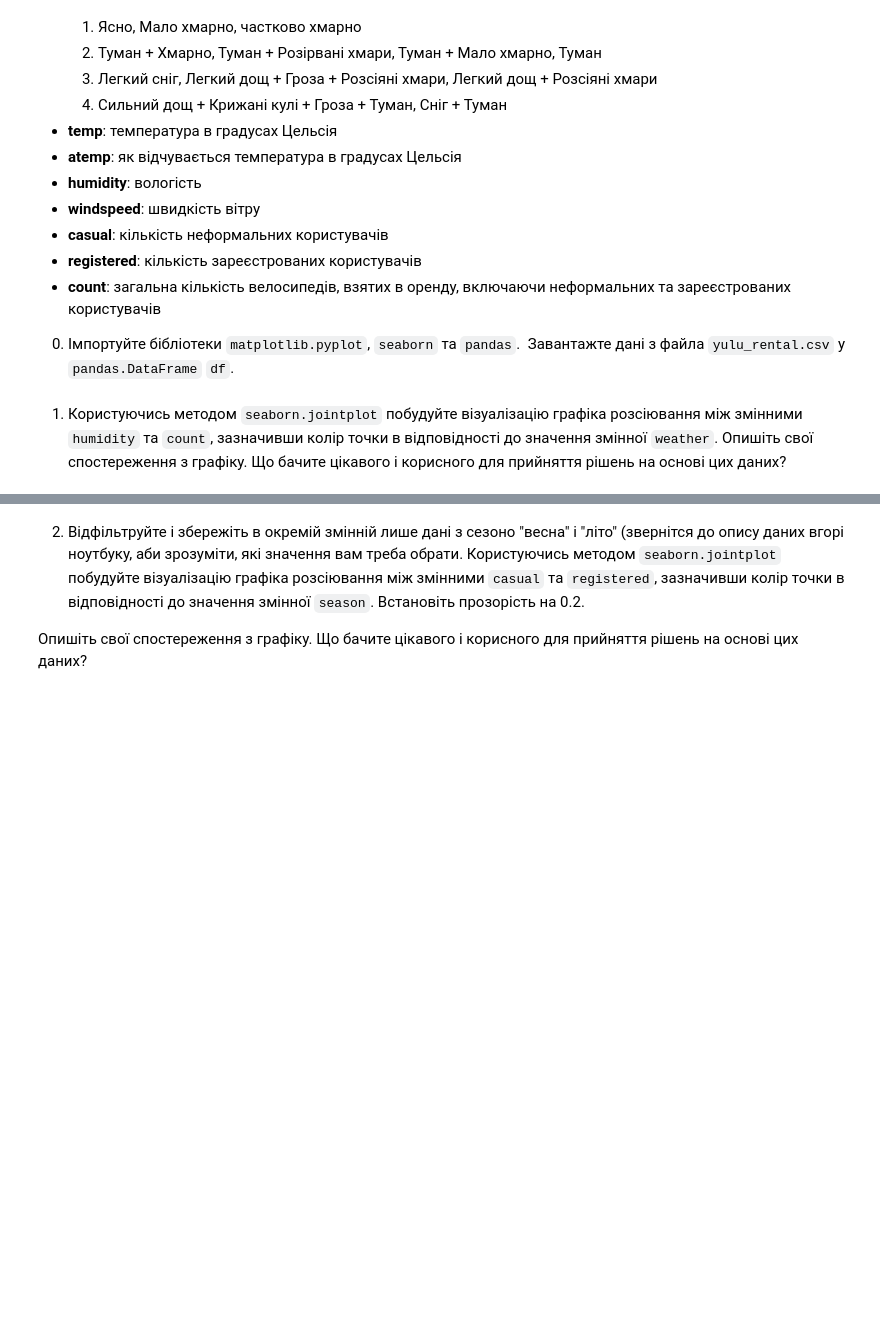
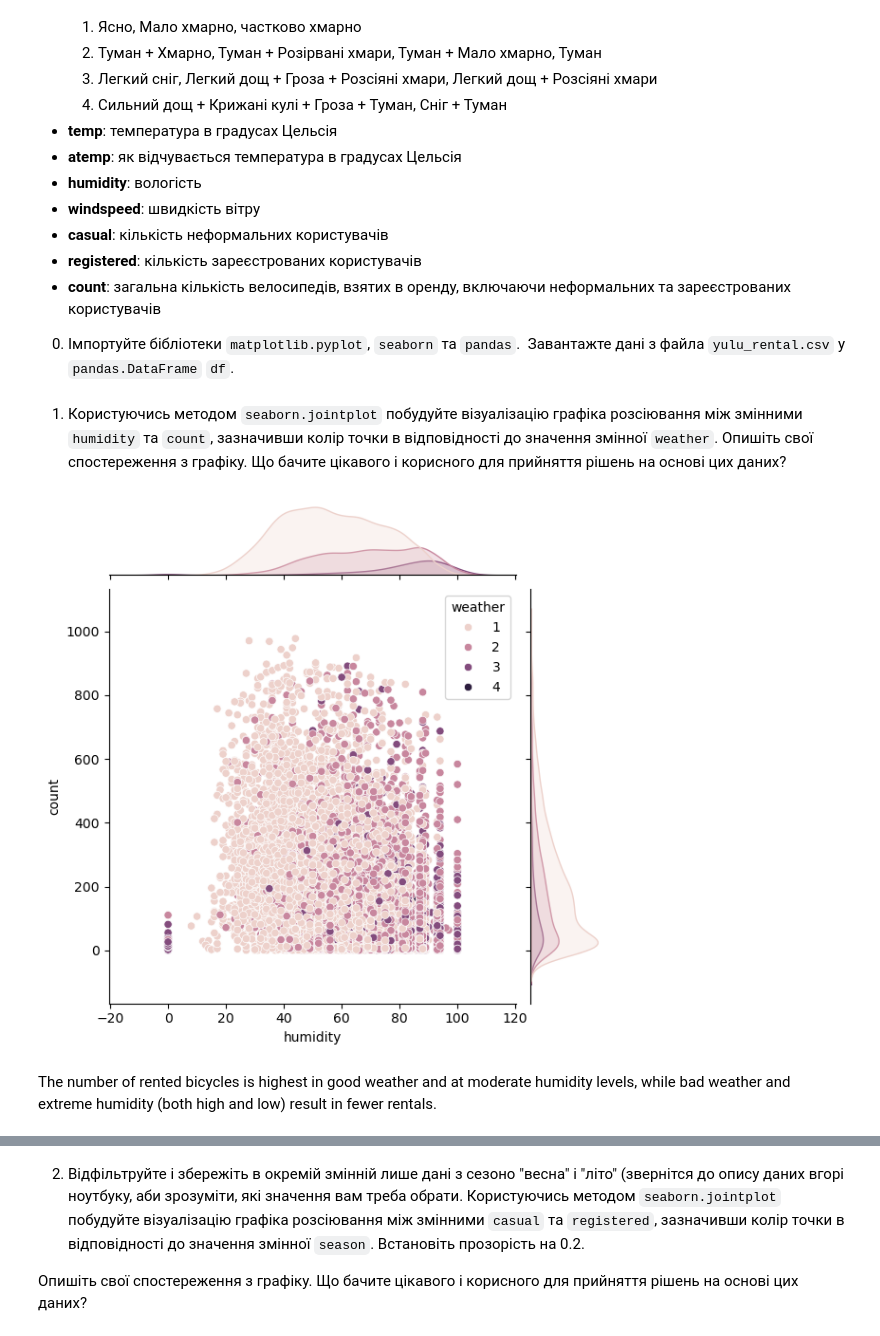
Before and after one commit to olgasamus/python_courses, a Jupyter notebook: Module_4/hw_4_5_Візуалізація_з_seaborn.ipynb, the cells around one changed output, grey strips where cells are left out. Cells and saved outputs as stored; diff of their text form; code cells hidden in the pictures; blank space fills up the shorter version.

```diff
--- a/Module_4/hw_4_5_Візуалізація_з_seaborn.ipynb
+++ b/Module_4/hw_4_5_Візуалізація_з_seaborn.ipynb
@@ -28,5 +32,13 @@ https://pandas.pydata.org/docs/reference/api/pandas.DataFrame.plot.html
+# %%
+df = pd.read_csv('../../module_4/yulu_rental.csv')
 # %% [markdown]
 1. Користуючись методом `seaborn.jointplot` побудуйте візуалізацію графіка розсіювання між змінними `humidity` та `count`, зазначивши колір точки в відповідності до значення змінної `weather`. Опишіть свої спостереження з графіку. Що бачите цікавого і корисного для прийняття рішень на основі цих даних?
+# %%
+sns.jointplot(data=df, x="humidity", y="count", hue="weather");
+# %% [output]
+[figure, added]
+# %% [markdown]
+The number of rented bicycles is highest in good weather and at moderate humidity levels, while bad weather and extreme humidity (both high and low) result in fewer rentals.
 # %% [markdown]
 Очікуваний результат:
 
```
Also changed, not shown: parts of 8 cells of this notebook.
